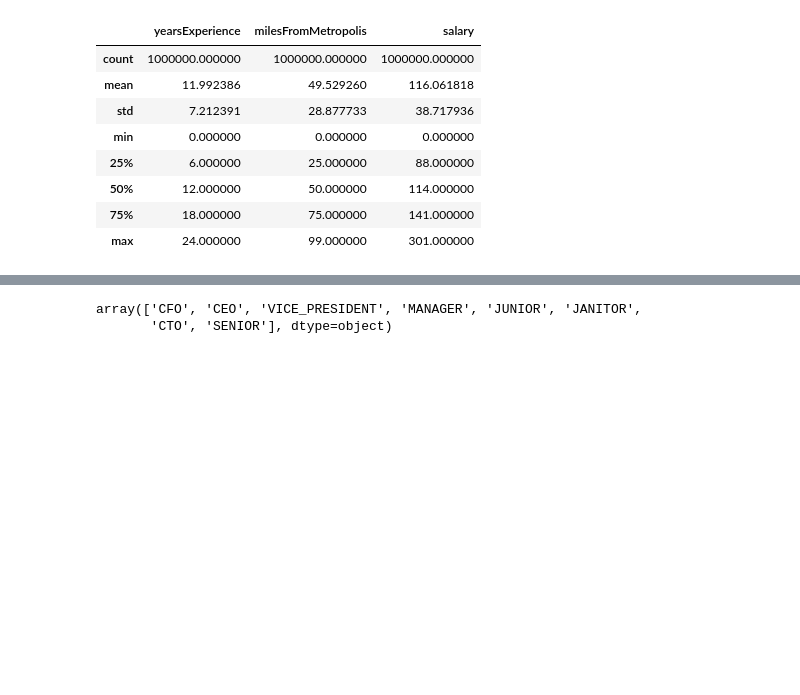
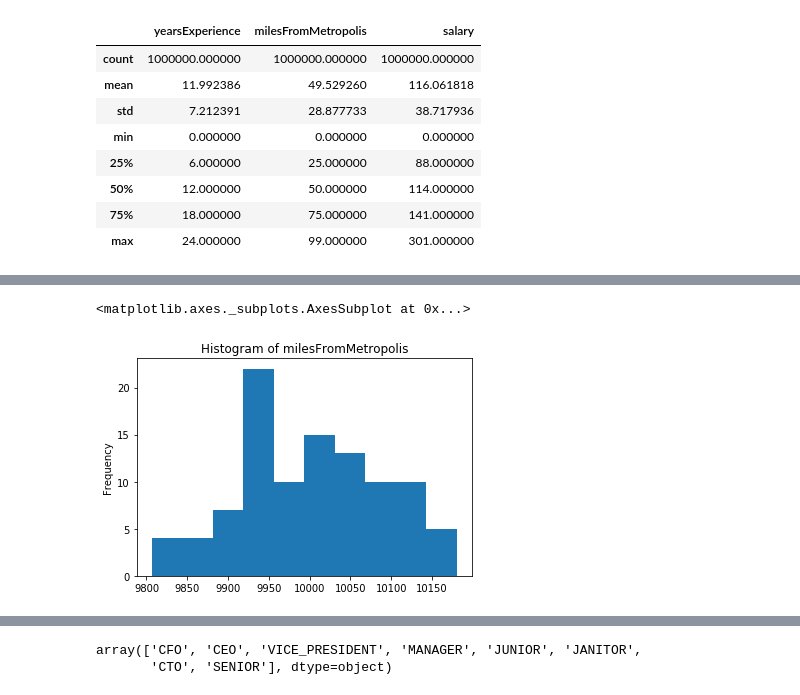
Before and after one commit to cdean4/salary-prediction-portfolio, a Jupyter notebook: SalaryProject.ipynb, the cells around one changed output, grey strips where cells are left out. Cells and saved outputs as stored; diff of their text form; code cells hidden in the pictures; blank space fills up the shorter version.

```diff
--- a/SalaryProject.ipynb
+++ b/SalaryProject.ipynb
@@ -114,0 +116,5 @@ Nothing out the ordinary here, will look at a few specific test cases to check f
+# %%
+data_train.milesFromMetropolis.value_counts().plot(kind='hist', title='Histogram of milesFromMetropolis')
+# %% [output]
+<matplotlib.axes._subplots.AxesSubplot at 0x...>
+[figure, added]
```
Also changed, not shown: parts of 57 cells of this notebook.
